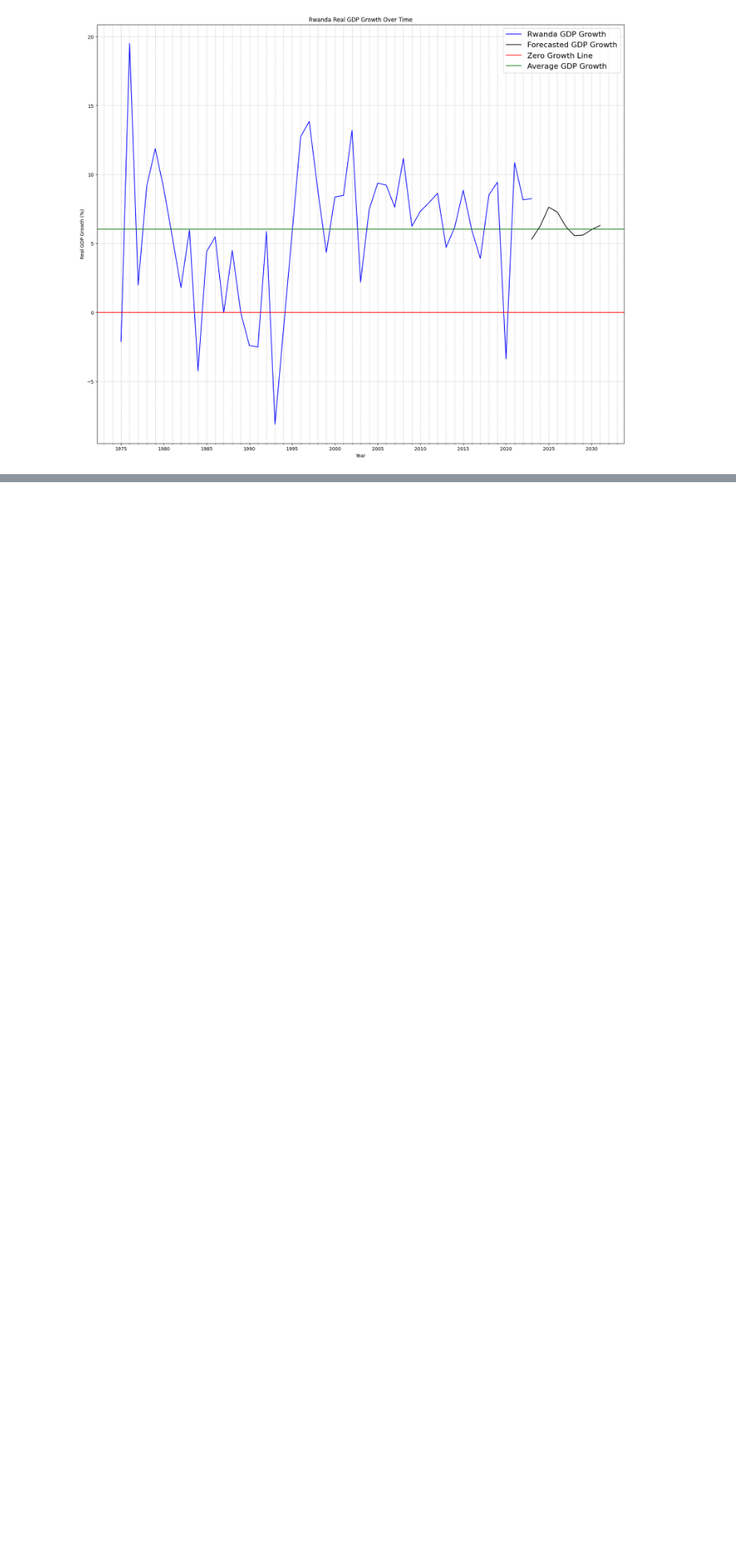
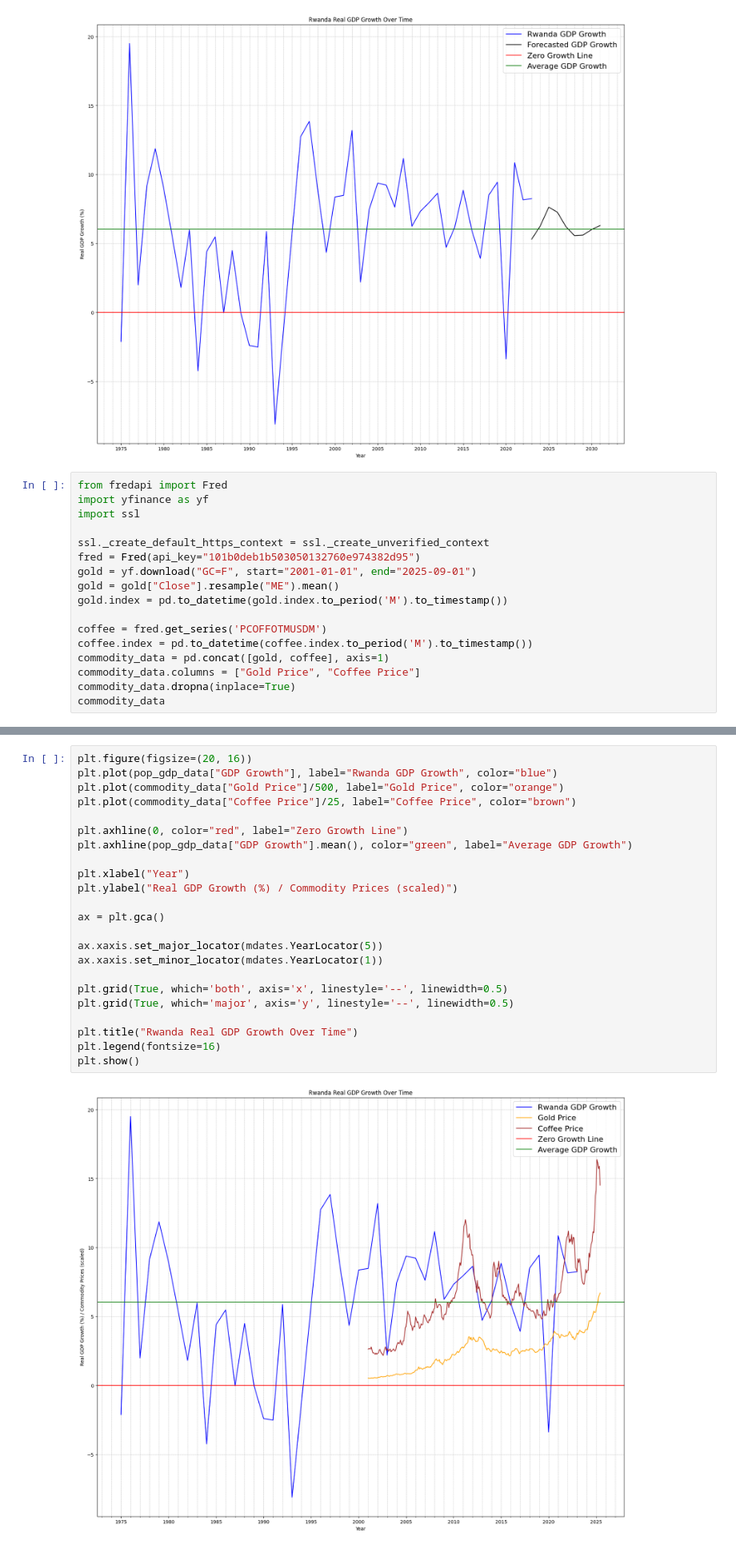
Before and after one commit to tejsidhu17/Econ_Articles, a Jupyter notebook: rwanda_growth_forecasting.ipynb, the cells around one changed output, grey strips where cells are left out. Shown at 80% size. Drawn from its saved outputs; the diff is of its cells as text; blank space fills up the shorter version.

Commit message:
Updating Rwanda

```diff
--- a/rwanda_growth_forecasting.ipynb
+++ b/rwanda_growth_forecasting.ipynb
@@ -133,3 +133,20 @@ plt.legend(fontsize=16)
 plt.show()
 # %% [output]
 [figure]
+# %%
+from fredapi import Fred
+import yfinance as yf
+import ssl
+
+ssl._create_default_https_context = ssl._create_unverified_context
+fred = Fred(api_key="101b0deb1b503050132760e974382d95")
+gold = yf.download("GC=F", start="2001-01-01", end="2025-09-01")
+gold = gold["Close"].resample("ME").mean()
+gold.index = pd.to_datetime(gold.index.to_period('M').to_timestamp())
+
+coffee = fred.get_series('PCOFFOTMUSDM')
+coffee.index = pd.to_datetime(coffee.index.to_period('M').to_timestamp())
+commodity_data = pd.concat([gold, coffee], axis=1)
+commodity_data.columns = ["Gold Price", "Coffee Price"]
+commodity_data.dropna(inplace=True)
+commodity_data
@@ -135,0 +168,25 @@ plt.show()
+# %%
+plt.figure(figsize=(20, 16))
+plt.plot(pop_gdp_data["GDP Growth"], label="Rwanda GDP Growth", color="blue")
+plt.plot(commodity_data["Gold Price"]/500, label="Gold Price", color="orange")
+plt.plot(commodity_data["Coffee Price"]/25, label="Coffee Price", color="brown")
+
+plt.axhline(0, color="red", label="Zero Growth Line")
+plt.axhline(pop_gdp_data["GDP Growth"].mean(), color="green", label="Average GDP Growth")
+
+plt.xlabel("Year")
+plt.ylabel("Real GDP Growth (%) / Commodity Prices (scaled)")
+
+ax = plt.gca()
+
+ax.xaxis.set_major_locator(mdates.YearLocator(5))
+ax.xaxis.set_minor_locator(mdates.YearLocator(1))
+
+plt.grid(True, which='both', axis='x', linestyle='--', linewidth=0.5)
+plt.grid(True, which='major', axis='y', linestyle='--', linewidth=0.5)
+
+plt.title("Rwanda Real GDP Growth Over Time")
+plt.legend(fontsize=16)
+plt.show()
+# %% [output]
+[figure, added]
```
Also changed, not shown: parts of 2 cells of this notebook, 1 other file.
